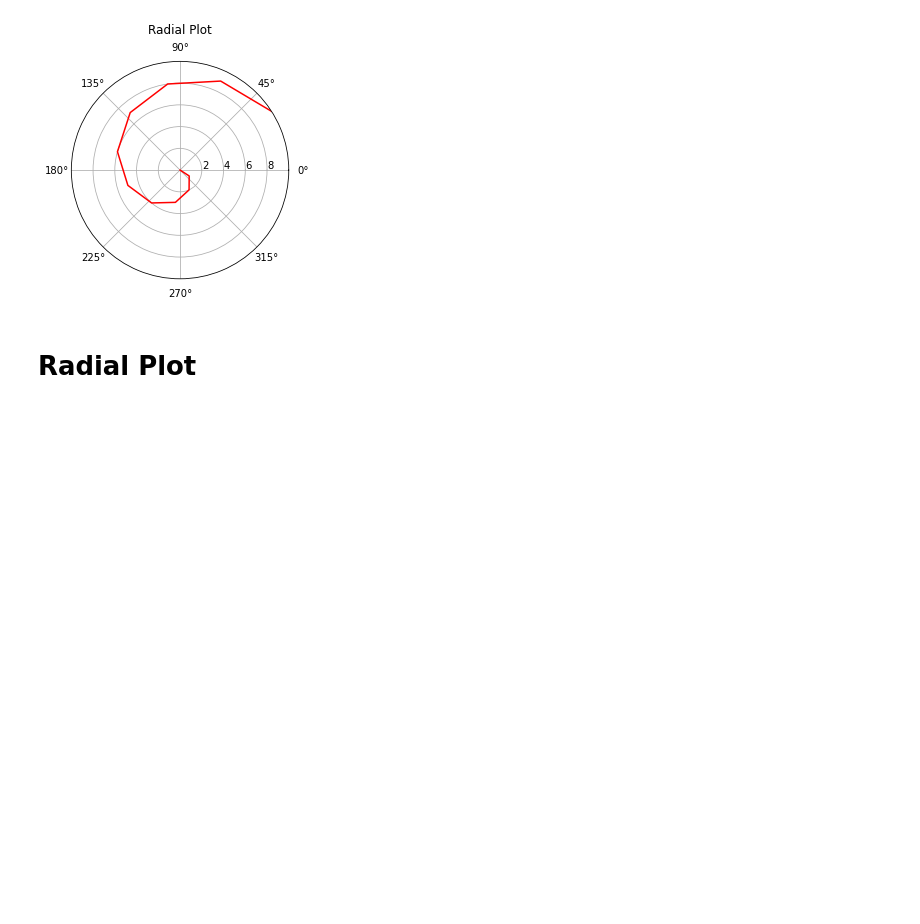
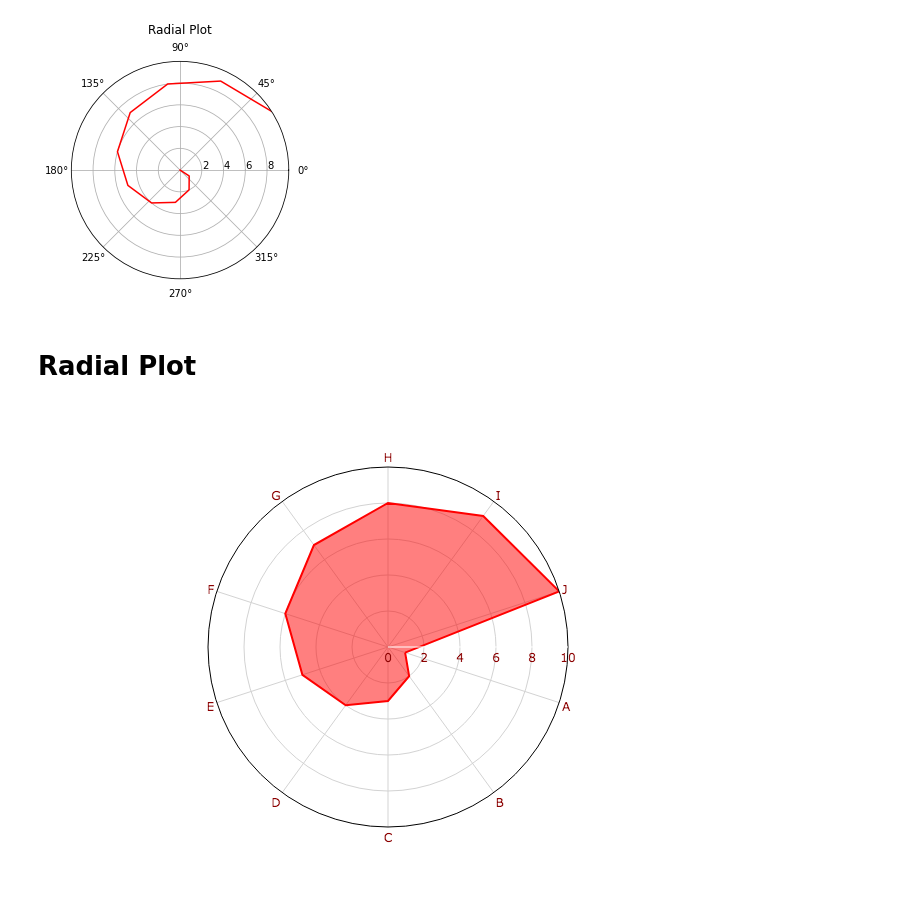
Before and after one commit to morrisgpeter/Python-graphs, a Jupyter notebook: Python plot library.ipynb, the cells around one changed output. Cells and saved outputs as stored; diff of their text form; code cells hidden in the pictures; blank space fills up the shorter version.

```diff
--- a/Python plot library.ipynb
+++ b/Python plot library.ipynb
@@ -179,26 +177,25 @@ plt.show()
 # %%
-import plotly.io as pio
-pio.renderers.default = "svg"
-
 df = pd.DataFrame(dict(
     r=np.arange(1,11),
     theta = list(map(chr, range(65, 75))) # create a sequence list of letters A(65) to J(75)
     ))
 
 fig = px.line_polar(df, r='r', theta='theta',
                      direction='clockwise',
                     start_angle=-18,
                     line_close=True)
 
 fig.update_traces(fill='toself',
                   #fillcolor="red",
                   line_color="red")
 
 # https://plotly.com/python/reference/layout/polar/
 fig.update_polars(bgcolor="rgba(0, 0, 0, 0)",
                   angularaxis_color='darkred',
                   angularaxis_gridcolor="lightgray",
                   angularaxis_linecolor="black",
                   radialaxis_gridcolor="lightgray",
                   radialaxis_color="darkred")
-fig.show("svg")
+fig.show("png")
+# %% [output]
+[figure, added]
```
Also changed, not shown: parts of 1 cell of this notebook.
